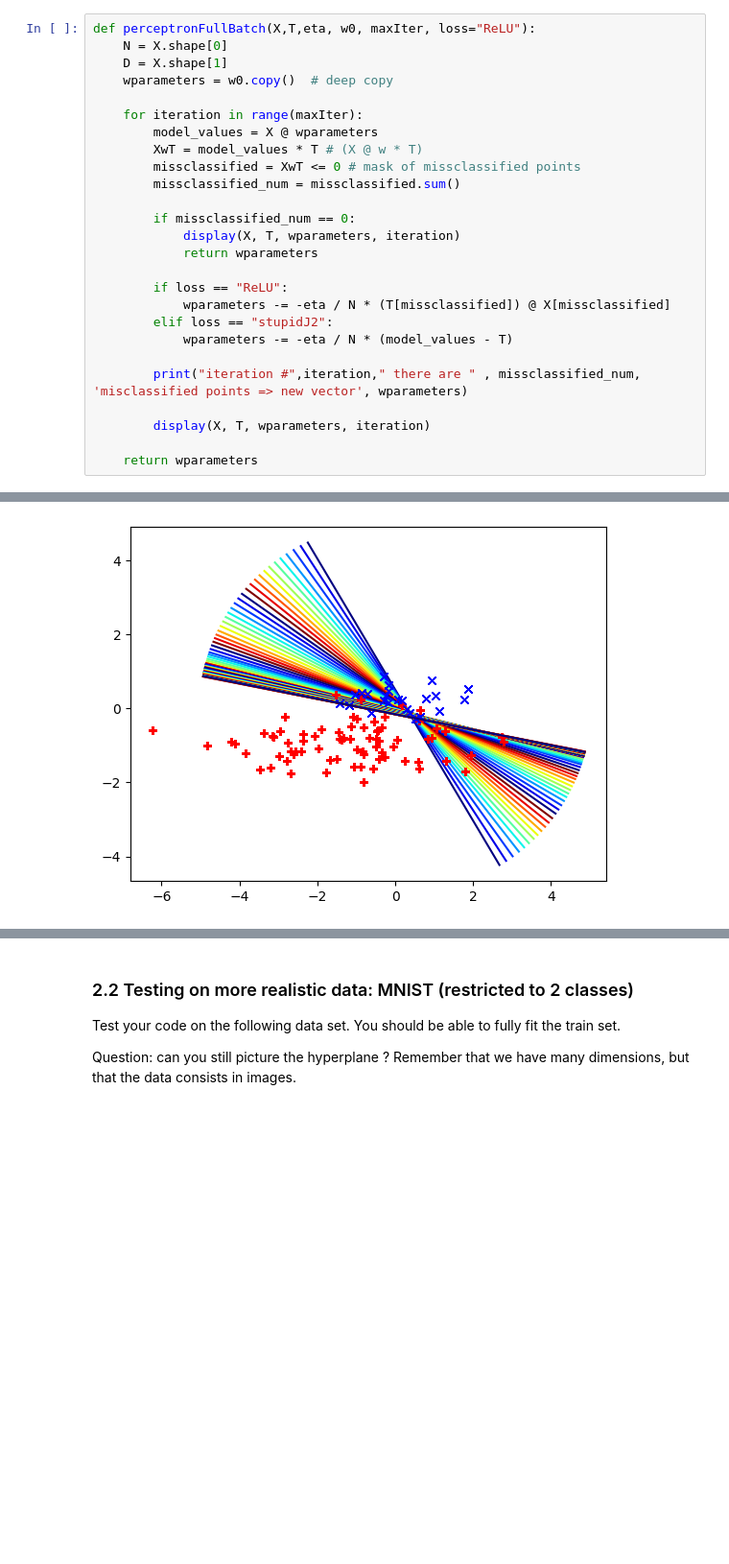
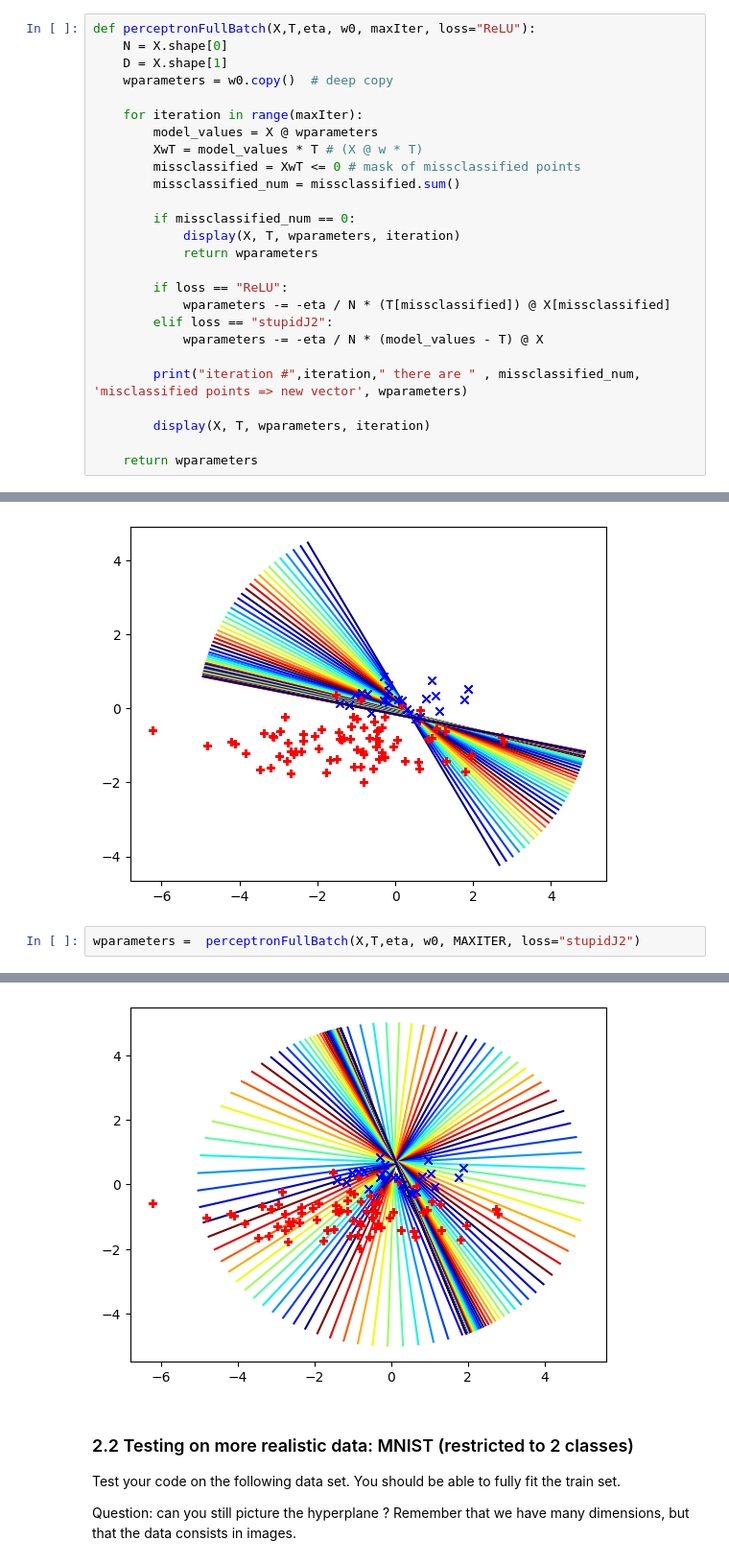
Before and after one commit to petkokp/m1-fpml, a Jupyter notebook: 2-Classification-with-Perceptron/TP2.1-Perceptron.ipynb, the cells around one changed output, grey strips where cells are left out. Shown at 96% size. Saved outputs shown, nothing was run; the diff lists cells and outputs as text; blank space fills up the shorter version.

```diff
--- a/2-Classification-with-Perceptron/TP2.1-Perceptron.ipynb
+++ b/2-Classification-with-Perceptron/TP2.1-Perceptron.ipynb
@@ -204,7 +204,7 @@ def perceptronFullBatch(X,T,eta, w0, maxIter, loss="ReLU"):
         if loss == "ReLU":
             wparameters -= -eta / N * (T[missclassified]) @ X[missclassified]
         elif loss == "stupidJ2":
-            wparameters -= -eta / N * (model_values - T)
+            wparameters -= -eta / N * (model_values - T) @ X
 
         print("iteration #",iteration," there are " , missclassified_num, 'misclassified points => new vector', wparameters)
 
@@ -234,3 +234,6 @@ iteration # 83  there are  8 misclassified points => new vector [0.0290657  0.03
 iteration # 84  there are  7 misclassified points => new vector [0.0285657  0.03743392 0.17869488]
 array([0.0285657 , 0.03743392, 0.17869488])
 [figure]
+# %%
+wparameters =  perceptronFullBatch(X,T,eta, w0, MAXITER, loss="stupidJ2")
+# %% [output]
@@ -237,3 +257,4 @@ array([0.0285657 , 0.03743392, 0.17869488])
+[figure, added]
 # %% [markdown]
 ### 2.2 Testing on more realistic data: MNIST (restricted to 2 classes)
 
```
Also changed, not shown: parts of 1 cell of this notebook.
